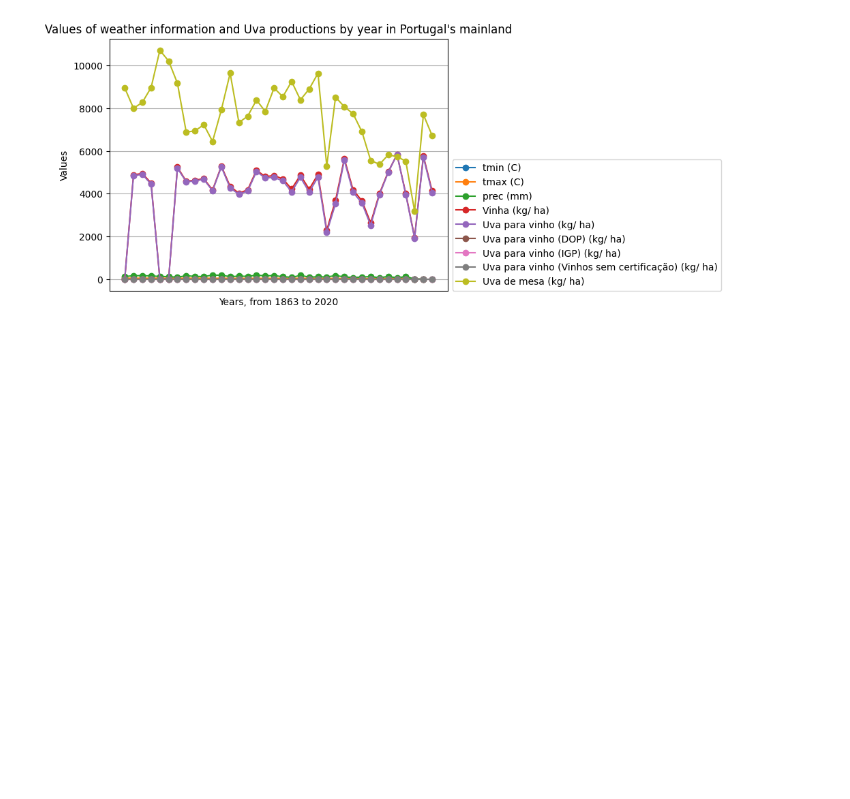
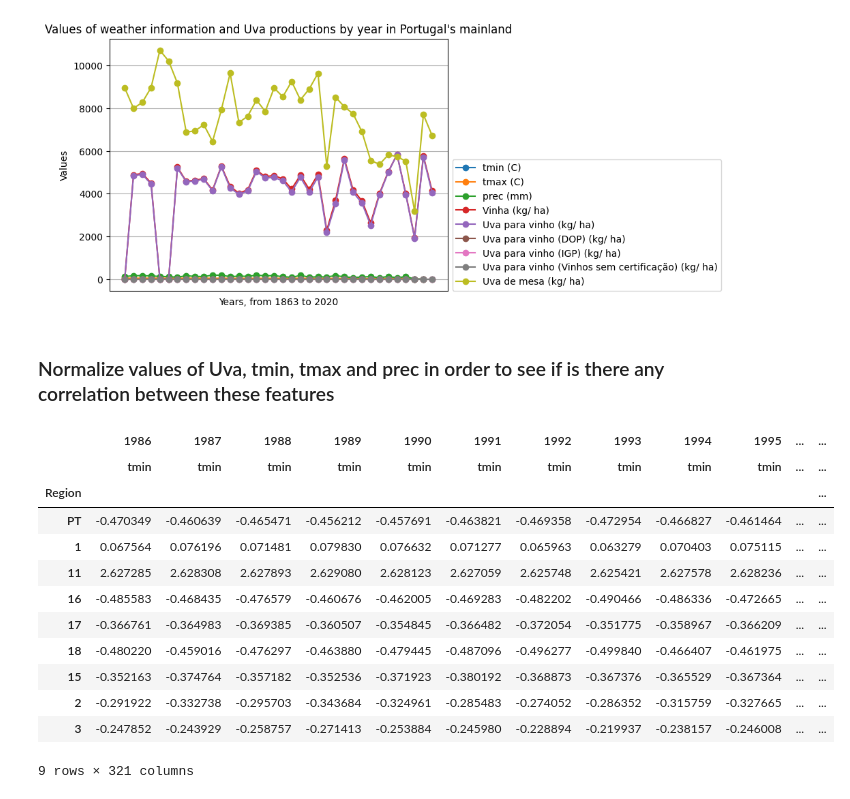
Before and after one commit to FMarques8/FCD-Project-1-2, a Jupyter notebook: INE_data_treatment.ipynb, the cells around one changed output. Saved outputs shown, nothing was run; the diff lists cells and outputs as text; code cells hidden in the pictures; blank space fills up the shorter version.

```diff
--- a/INE_data_treatment.ipynb
+++ b/INE_data_treatment.ipynb
@@ -840,3 +840,23 @@ plt.xticks([])
 plt.show()
 # %% [output]
 [figure]
+# %% [markdown]
+### Normalize values of Uva, tmin, tmax and prec in order to see if is there any correlation between these features
+# %%
+normalized_data_uva_weather = (data_uva_weather-data_uva_weather.mean())/data_uva_weather.std()
+normalized_data_uva_weather.fillna(0, inplace=True)
+normalized_data_uva_weather
+# %% [output]
+|  | 1986 | 1987 | 1988 | 1989 | 1990 | 1991 | 1992 | 1993 | 1994 | 1995 | ... | ... |
+|  | tmin | tmin | tmin | tmin | tmin | tmin | tmin | tmin | tmin | tmin | ... | ... |
+| Region |  |  |  |  |  |  |  |  |  |  |  | ... |
+| PT | -0.470349 | -0.460639 | -0.465471 | -0.456212 | -0.457691 | -0.463821 | -0.469358 | -0.472954 | -0.466827 | -0.461464 | ... | ... |
+| 1 | 0.067564 | 0.076196 | 0.071481 | 0.079830 | 0.076632 | 0.071277 | 0.065963 | 0.063279 | 0.070403 | 0.075115 | ... | ... |
+| 11 | 2.627285 | 2.628308 | 2.627893 | 2.629080 | 2.628123 | 2.627059 | 2.625748 | 2.625421 | 2.627578 | 2.628236 | ... | ... |
+| 16 | -0.485583 | -0.468435 | -0.476579 | -0.460676 | -0.462005 | -0.469283 | -0.482202 | -0.490466 | -0.486336 | -0.472665 | ... | ... |
+| 17 | -0.366761 | -0.364983 | -0.369385 | -0.360507 | -0.354845 | -0.366482 | -0.372054 | -0.351775 | -0.358967 | -0.366209 | ... | ... |
+| 18 | -0.480220 | -0.459016 | -0.476297 | -0.463880 | -0.479445 | -0.487096 | -0.496277 | -0.499840 | -0.466407 | -0.461975 | ... | ... |
+| 15 | -0.352163 | -0.374764 | -0.357182 | -0.352536 | -0.371923 | -0.380192 | -0.368873 | -0.367376 | -0.365529 | -0.367364 | ... | ... |
+| 2 | -0.291922 | -0.332738 | -0.295703 | -0.343684 | -0.324961 | -0.285483 | -0.274052 | -0.286352 | -0.315759 | -0.327665 | ... | ... |
+| 3 | -0.247852 | -0.243929 | -0.258757 | -0.271413 | -0.253884 | -0.245980 | -0.228894 | -0.219937 | -0.238157 | -0.246008 | ... | ... |
+9 rows × 321 columns
```
Also changed, not shown: parts of 10 cells of this notebook.
